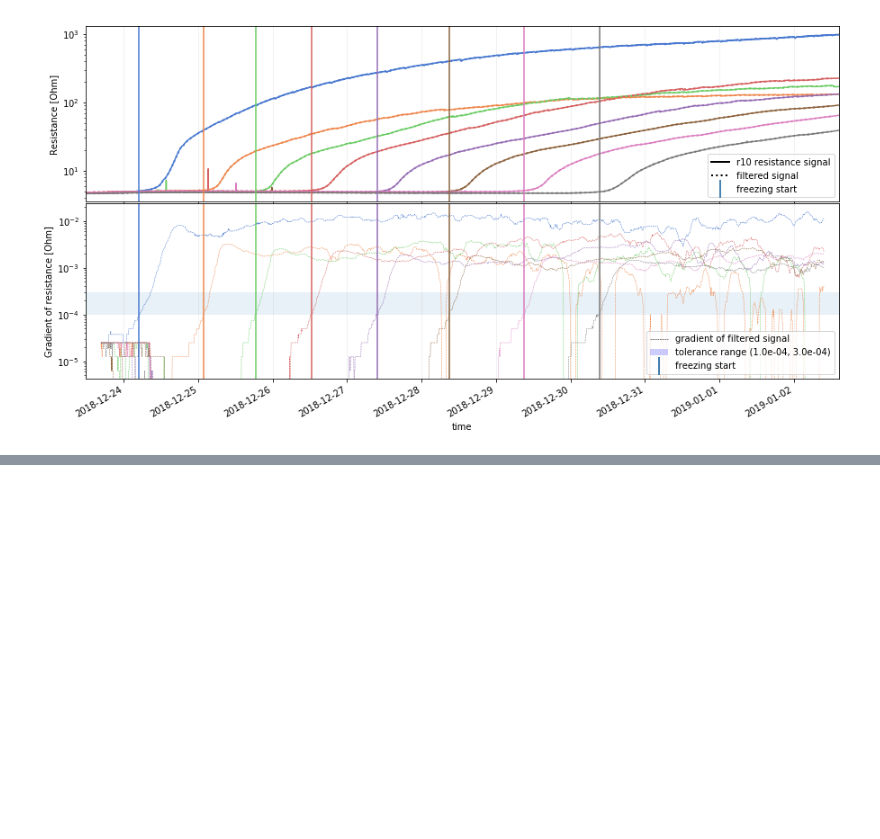
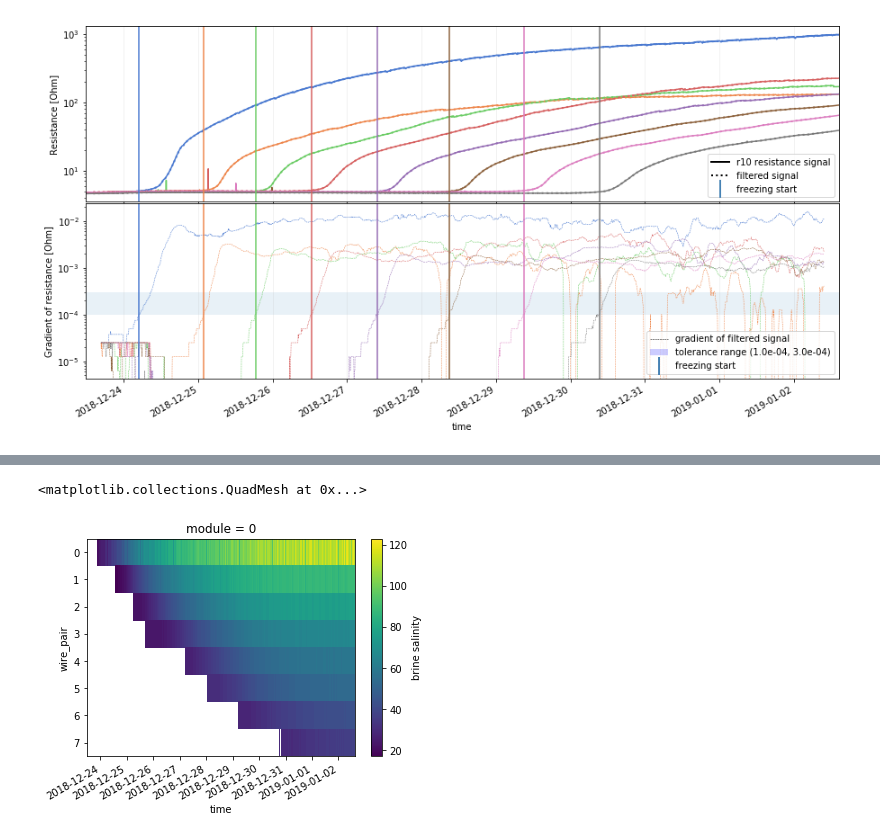
Before and after one commit to markusritschel/mpi_icelab_routines, a Jupyter notebook: harps/examples/salinity-harp-examples.ipynb, the cells around one changed output, grey strips where cells are left out. Cells and saved outputs as stored; diff of their text form; code cells hidden in the pictures; blank space fills up the shorter version.

```diff
--- a/harps/examples/salinity-harp-examples.ipynb
+++ b/harps/examples/salinity-harp-examples.ipynb
@@ -88,3 +92,6 @@ ax1.legend(handles=ax1_legend_elements, loc='lower right')
 # %%
 r0s = sh.calc_reference_resistance(data, 'r10', kind='butterworth', tolerance=(1e-4, 3e-4))
 T_freeze = data['temperature'].sel(time=r0s.coords['time'])
+# %%
+ds = sh.read_harp_data(file='test_data.dat', module=0)
+ds
@@ -90,0 +119,5 @@ T_freeze = data['temperature'].sel(time=r0s.coords['time'])
+# %%
+ds['brine salinity'].plot(yincrease=False)
+# %% [output]
+<matplotlib.collections.QuadMesh at 0x...>
+[figure, added]
```
Also changed, not shown: parts of 4 cells of this notebook.
